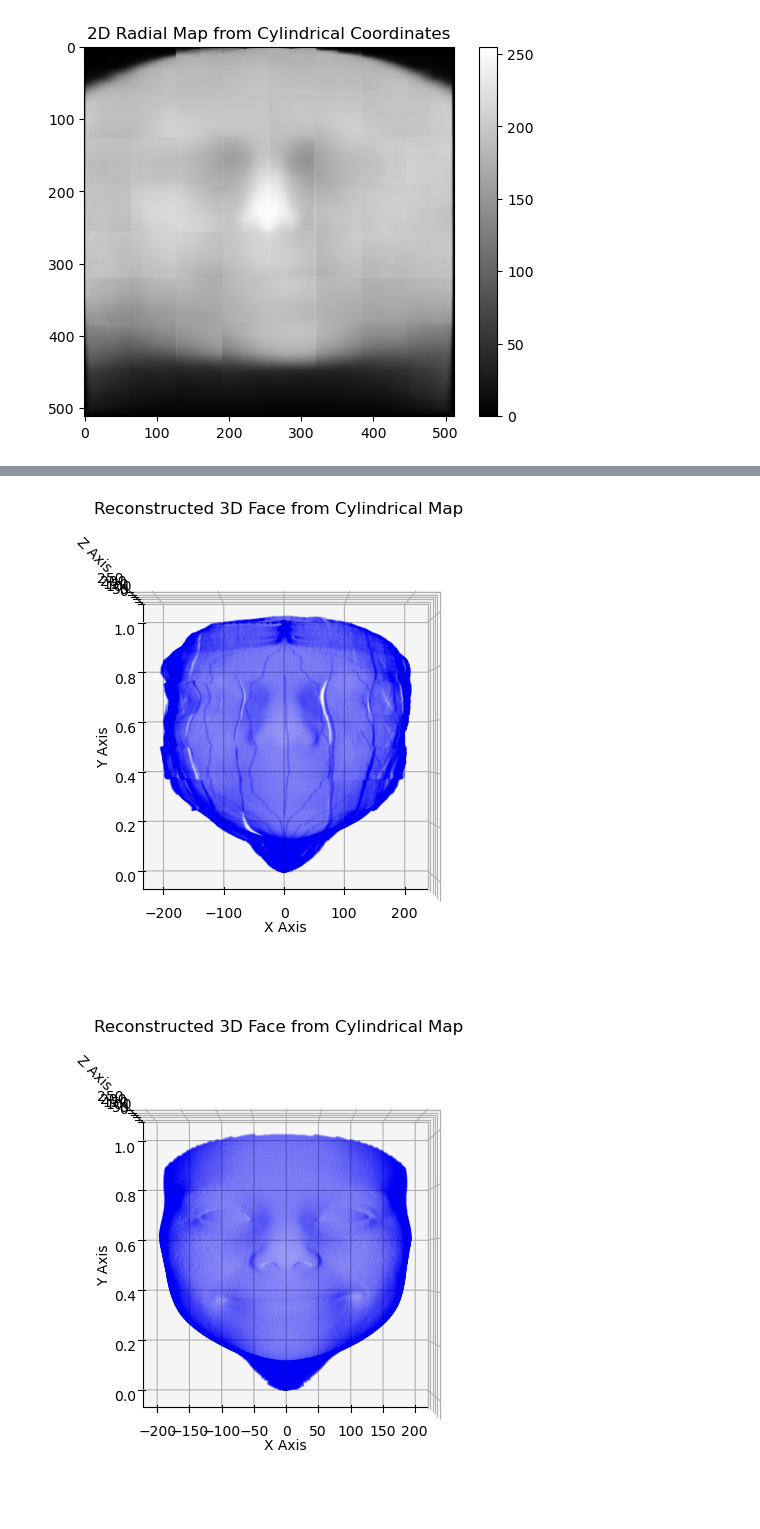
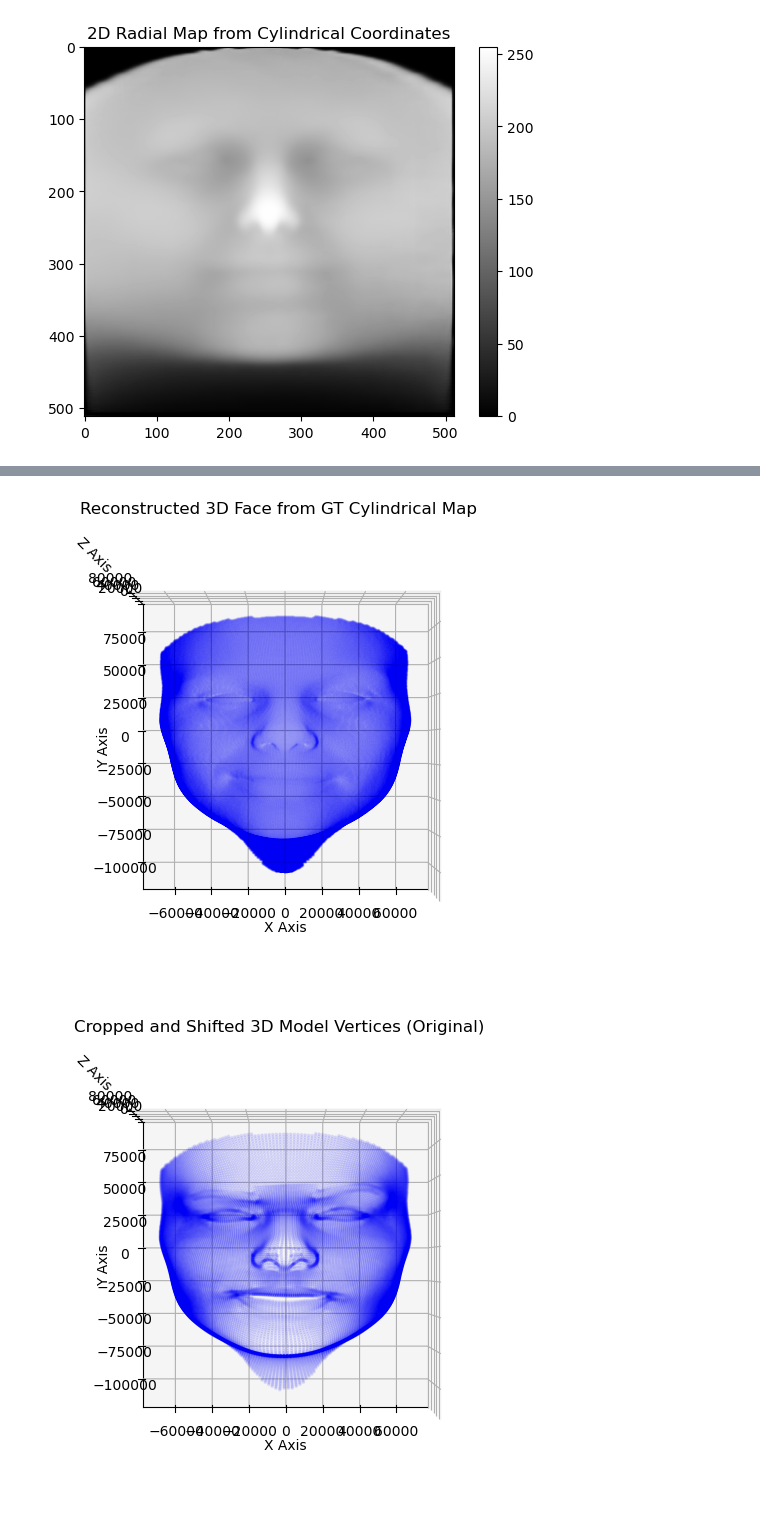
Before and after one commit to chenbm4/SPheReNet, a Jupyter notebook: prediction_analysis.ipynb, the cells around one changed output, grey strips where cells are left out. Drawn from its saved outputs; the diff is of its cells as text; code cells hidden in the pictures.

Commit message:
Updated to include comparison to original model mesh

```diff
--- a/prediction_analysis.ipynb
+++ b/prediction_analysis.ipynb
@@ -17,0 +19,20 @@ Jupyter environment detected. Enabling Open3D WebVisualizer.
+# %%
+mat_path = 'face3d/examples/Data/300W_LP/AFW/AFW_134212_1_0.mat'
+bfm = MorphabelModel('face3d/examples/Data/BFM/Out/BFM.mat')
+# %%
+info = sio.loadmat(mat_path)
+pose_para = info['Pose_Para'].T.astype(np.float32)
+shape_para = info['Shape_Para'].astype(np.float32)
+exp_para = info['Exp_Para'].astype(np.float32)
+vertices = bfm.generate_vertices(shape_para, exp_para)
+faces = bfm.full_triangles
+face_center = np.mean(vertices, axis=0)
+center_x, center_y, center_z = face_center[0], face_center[1], face_center[2]
+
+y_min_index = np.argmin(vertices[:, 1])
+vertex_at_y_min = vertices[y_min_index]
+
+# Extract the z-value of this vertex
+z_offset = vertex_at_y_min[2] - center_z
+
+center_z += z_offset
@@ -77,14 +184,14 @@ fig = plt.figure(figsize=(8, 6))
 ax = fig.add_subplot(111, projection='3d')
 
 # Assuming reconstructed_vertices contains [x, y, z] coordinates
-ax.scatter(reconstructed_prediction[:,0], reconstructed_prediction[:,1], reconstructed_prediction[:,2], color='blue', s=1, alpha=0.03)
+ax.scatter(reconstructed_gt[:,0], reconstructed_gt[:,1], reconstructed_gt[:,2], color='blue', s=1, alpha=0.03)
 
 ax.set_xlabel('X Axis')
 ax.set_ylabel('Y Axis')
 ax.set_zlabel('Z Axis')
-ax.set_title('Reconstructed 3D Face from Cylindrical Map')
+ax.set_title('Reconstructed 3D Face from GT Cylindrical Map')
 ax.view_init(elev=90, azim=270)
 # ax.view_init(elev=90, azim=270)
 plt.show()
 # %% [output]
-[figure, old version]
+[figure, new version]
@@ -104,17 +198,16 @@ reconstructed_gt = np.vstack((x, y_flat, z)).T
 # %%
-# Plotting the reconstructed vertices
+# Plotting the cropped vertices
 fig = plt.figure(figsize=(8, 6))
 ax = fig.add_subplot(111, projection='3d')
 
 # Assuming reconstructed_vertices contains [x, y, z] coordinates
-ax.scatter(reconstructed_gt[:,0], reconstructed_gt[:,1], reconstructed_gt[:,2], color='blue', s=1, alpha=0.03)
+ax.scatter(cropped_vertices[:,0], cropped_vertices[:,1], cropped_vertices[:,2], color='blue', s=3, alpha=0.08)
 
 ax.set_xlabel('X Axis')
 ax.set_ylabel('Y Axis')
 ax.set_zlabel('Z Axis')
-ax.set_title('Reconstructed 3D Face from Cylindrical Map')
+ax.set_title('Cropped and Shifted 3D Model Vertices (Original)')
 ax.view_init(elev=90, azim=270)
-# ax.view_init(elev=90, azim=270)
 plt.show()
 # %% [output]
-[figure, old version]
+[figure, new version]
```
Also changed, not shown: parts of 19 cells of this notebook.
